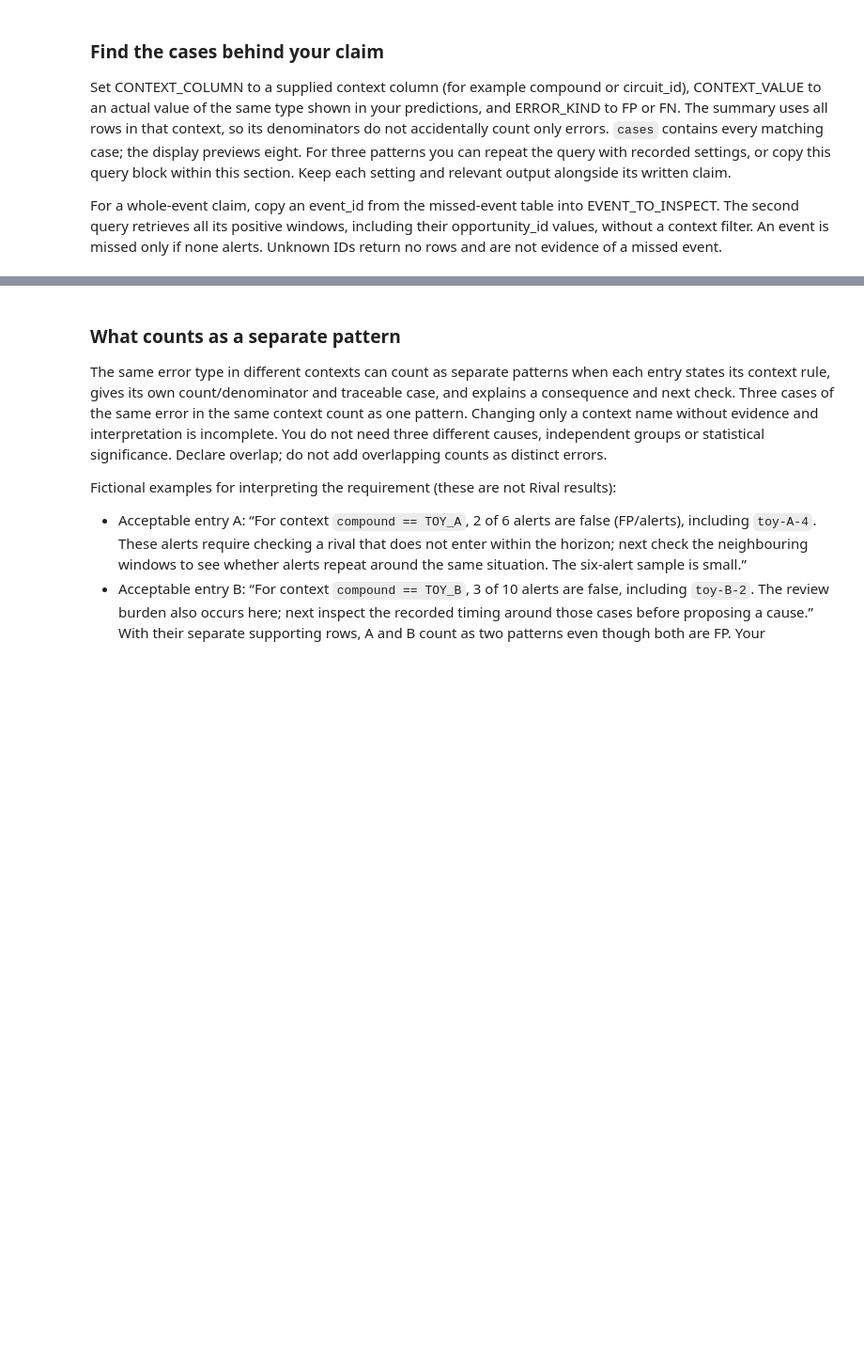
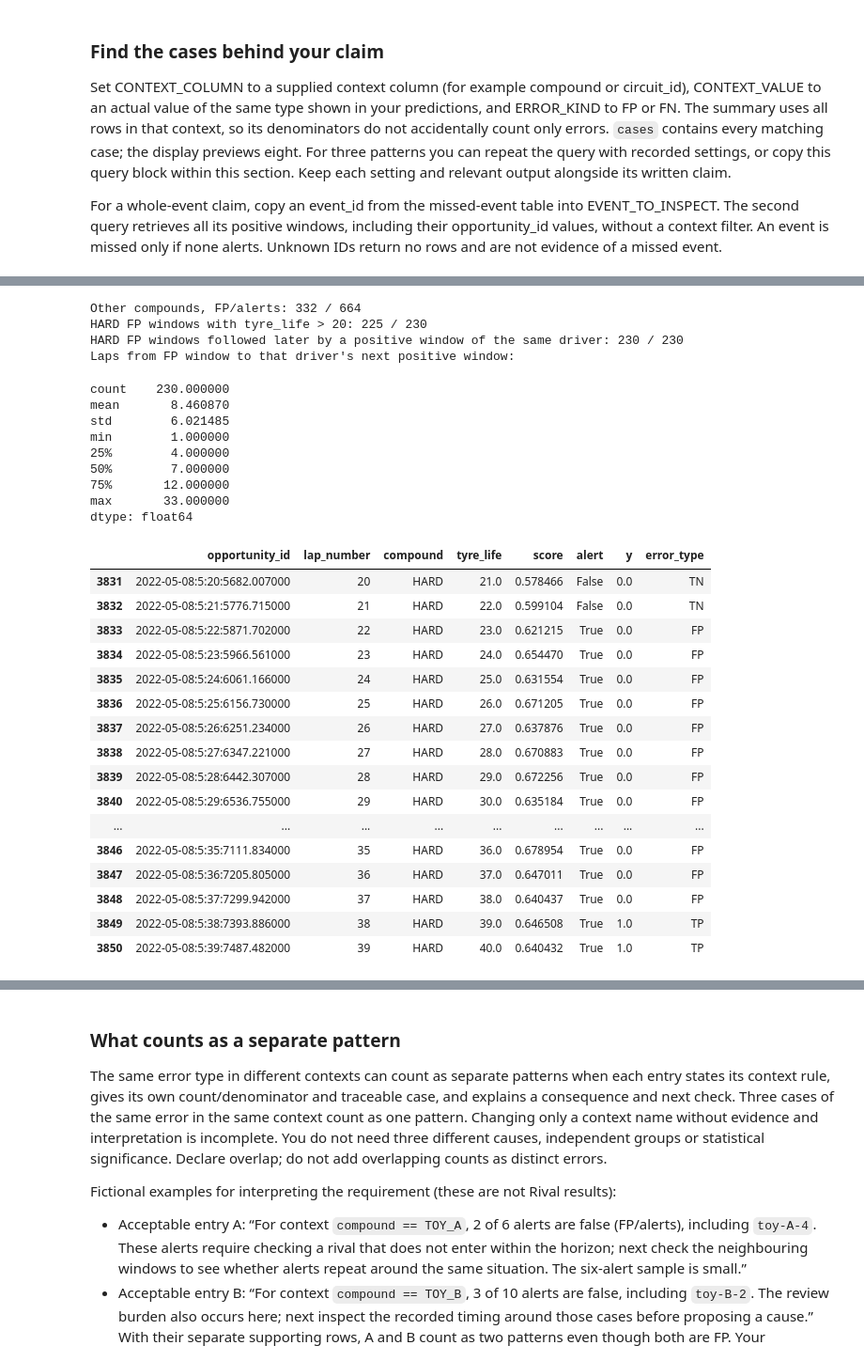
Before and after one commit to Lilvecp/lab3_artificial, a Jupyter notebook: Lab03_ModelComparison_Student_v3.ipynb, the cells around one changed output, grey strips where cells are left out. Shown at 94% size. Drawn from its saved outputs; the diff is of its cells as text; code cells hidden in the pictures; blank space fills up the shorter version.

Commit message:
Lab 3: section 5 failure patterns, memo, PROMPTS record, README run notes and outputs (Python 3.12 run)

```diff
--- a/Lab03_ModelComparison_Student_v3.ipynb
+++ b/Lab03_ModelComparison_Student_v3.ipynb
@@ -316,0 +329,50 @@ Set the context column/value above to inspect your own error evidence.
+# %%
+# Pattern 1 follow-up (descriptive only): are HARD false alerts early warnings or rivals that never stop?
+if predictions is not None:
+    ordered = predictions.sort_values(['race_id', 'driver_id', 'lap_number'])
+    hard_fp = ordered.loc[ordered.compound.eq('HARD') & ordered.error_type.eq('FP')]
+    other = predictions.loc[~predictions.compound.eq('HARD')]
+    print('Other compounds, FP/alerts:', int(other.error_type.eq('FP').sum()), '/', int(other.alert.sum()))
+    print('HARD FP windows with tyre_life > 20:', int(hard_fp.tyre_life.gt(20).sum()), '/', len(hard_fp))
+    positives = ordered.loc[ordered.y.eq(1), ['race_id', 'driver_id', 'lap_number']]
+    gaps = []
+    for row in hard_fp.itertuples():
+        later = positives.loc[positives.race_id.eq(row.race_id) & positives.driver_id.eq(row.driver_id)
+                              & positives.lap_number.gt(row.lap_number), 'lap_number']
+        gaps.append(later.min() - row.lap_number if len(later) else np.nan)
+    gaps = pd.Series(gaps)
+    print('HARD FP windows followed later by a positive window of the same driver:', int(gaps.notna().sum()), '/', len(gaps))
+    print('Laps from FP window to that driver\'s next positive window:'); display(gaps.describe())
+    display(ordered.loc[ordered.race_id.eq('2022-05-08') & ordered.driver_id.eq('5') & ordered.lap_number.between(20, 40),
+                        ['opportunity_id', 'lap_number', 'compound', 'tyre_life', 'score', 'alert', 'y', 'error_type']])
+# %% [output]
+Other compounds, FP/alerts: 332 / 664
+HARD FP windows with tyre_life > 20: 225 / 230
+HARD FP windows followed later by a positive window of the same driver: 230 / 230
+Laps from FP window to that driver's next positive window:
+count    230.000000
+mean       8.460870
+std        6.021485
+min        1.000000
+25%        4.000000
+50%        7.000000
+75%       12.000000
+max       33.000000
+dtype: float64
+|  | opportunity_id | lap_number | compound | tyre_life | score | alert | y | error_type |
+| 3831 | 2022-05-08:5:20:5682.007000 | 20 | HARD | 21.0 | 0.578466 | False | 0.0 | TN |
+| 3832 | 2022-05-08:5:21:5776.715000 | 21 | HARD | 22.0 | 0.599104 | False | 0.0 | TN |
+| 3833 | 2022-05-08:5:22:5871.702000 | 22 | HARD | 23.0 | 0.621215 | True | 0.0 | FP |
+| 3834 | 2022-05-08:5:23:5966.561000 | 23 | HARD | 24.0 | 0.654470 | True | 0.0 | FP |
+| 3835 | 2022-05-08:5:24:6061.166000 | 24 | HARD | 25.0 | 0.631554 | True | 0.0 | FP |
+| 3836 | 2022-05-08:5:25:6156.730000 | 25 | HARD | 26.0 | 0.671205 | True | 0.0 | FP |
+| 3837 | 2022-05-08:5:26:6251.234000 | 26 | HARD | 27.0 | 0.637876 | True | 0.0 | FP |
+| 3838 | 2022-05-08:5:27:6347.221000 | 27 | HARD | 28.0 | 0.670883 | True | 0.0 | FP |
+| 3839 | 2022-05-08:5:28:6442.307000 | 28 | HARD | 29.0 | 0.672256 | True | 0.0 | FP |
+| 3840 | 2022-05-08:5:29:6536.755000 | 29 | HARD | 30.0 | 0.635184 | True | 0.0 | FP |
+| ... | ... | ... | ... | ... | ... | ... | ... | ... |
+| 3846 | 2022-05-08:5:35:7111.834000 | 35 | HARD | 36.0 | 0.678954 | True | 0.0 | FP |
+| 3847 | 2022-05-08:5:36:7205.805000 | 36 | HARD | 37.0 | 0.647011 | True | 0.0 | FP |
+| 3848 | 2022-05-08:5:37:7299.942000 | 37 | HARD | 38.0 | 0.640437 | True | 0.0 | FP |
+| 3849 | 2022-05-08:5:38:7393.886000 | 38 | HARD | 39.0 | 0.646508 | True | 1.0 | TP |
+| 3850 | 2022-05-08:5:39:7487.482000 | 39 | HARD | 40.0 | 0.640432 | True | 1.0 | TP |
```
Also changed, not shown: parts of 9 cells of this notebook, 7 other files.
